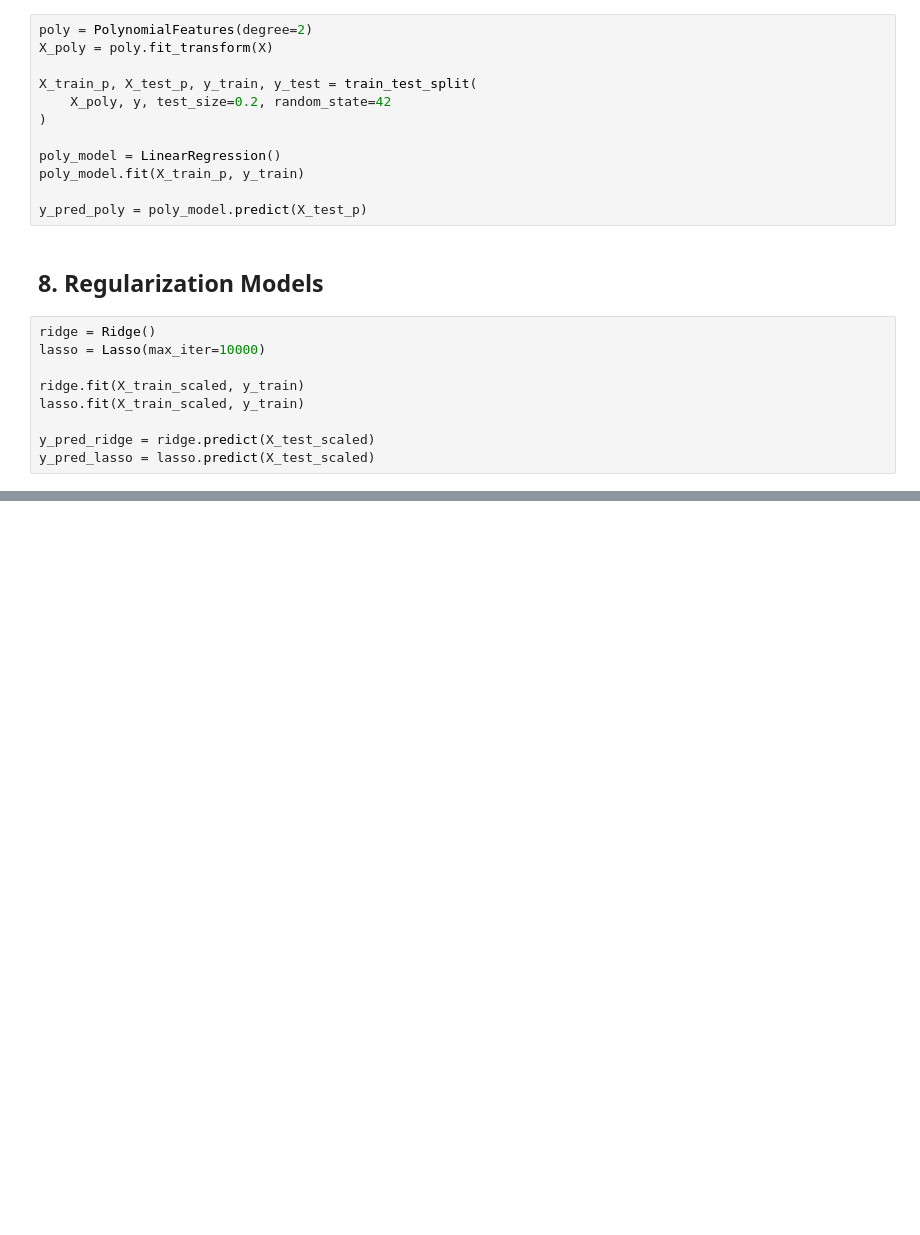
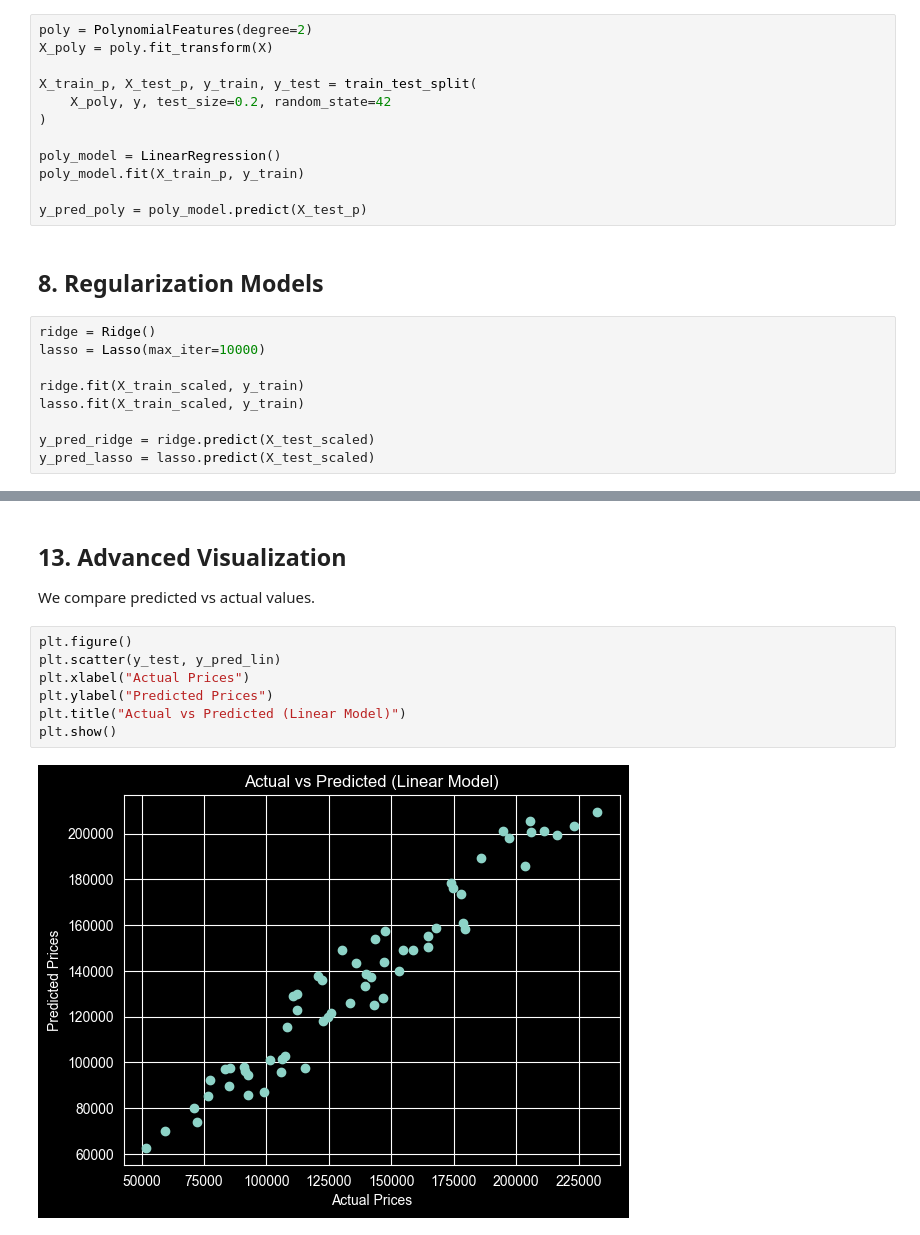
Before and after one commit to Emiliyan88/Real_Estate_Price_Prediction_in_Bulgaria, a Jupyter notebook: Real_Estate_Price_Prediction_in_Bulgaria.ipynb, the cells around one changed output, grey strips where cells are left out. Drawn from its saved outputs; the diff is of its cells as text; blank space fills up the shorter version.

```diff
--- a/Real_Estate_Price_Prediction_in_Bulgaria.ipynb
+++ b/Real_Estate_Price_Prediction_in_Bulgaria.ipynb
@@ -192,0 +277,13 @@ y_pred_lasso = lasso.predict(X_test_scaled)
+# %% [markdown]
+## 13. Advanced Visualization
+
+We compare predicted vs actual values.
+# %%
+plt.figure()
+plt.scatter(y_test, y_pred_lin)
+plt.xlabel("Actual Prices")
+plt.ylabel("Predicted Prices")
+plt.title("Actual vs Predicted (Linear Model)")
+plt.show()
+# %% [output]
+[figure, added]
```
Also changed, not shown: parts of 16 cells of this notebook.
